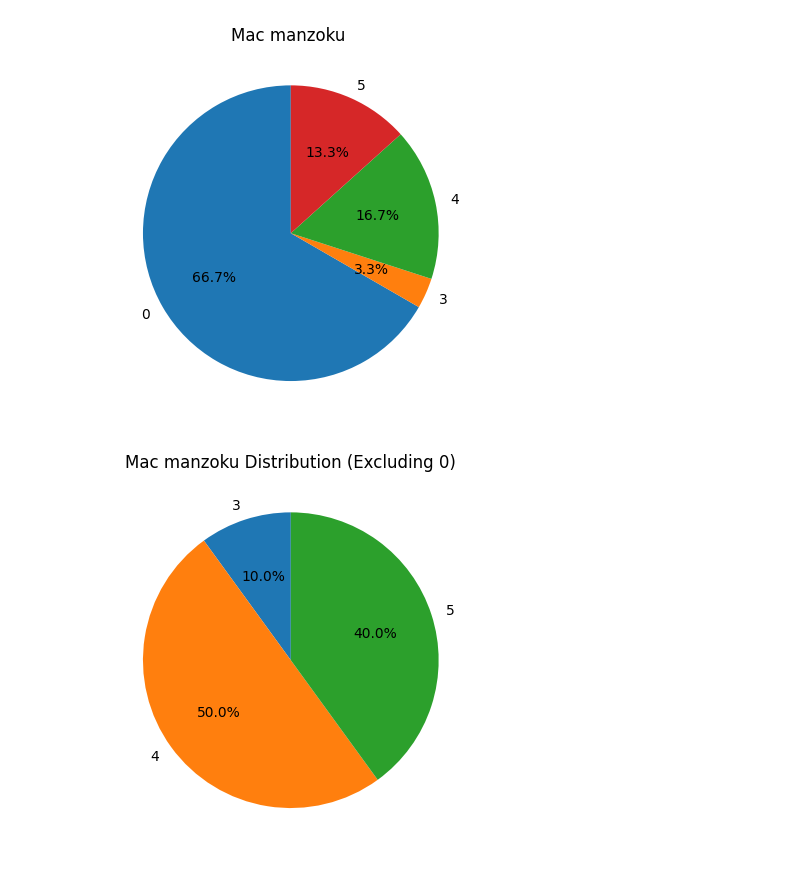
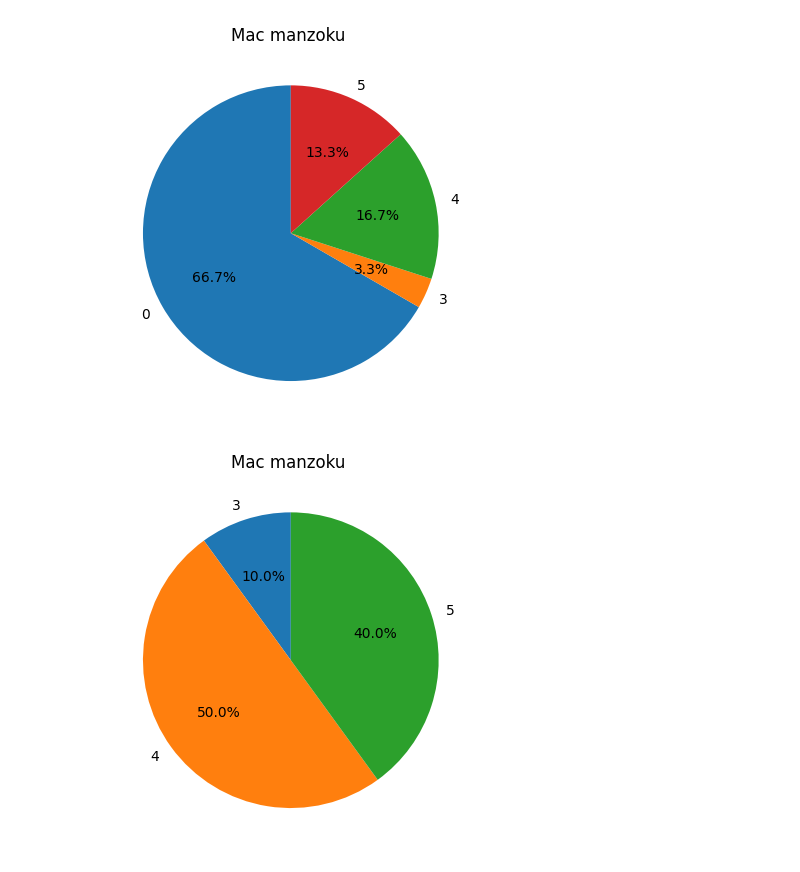
Before and after one commit to KotaroMinai/dsp-last, a Jupyter notebook: mackbook.ipynb, the cells around one changed output. Saved outputs shown, nothing was run; the diff lists cells and outputs as text; code cells hidden in the pictures.

```diff
--- a/mackbook.ipynb
+++ b/mackbook.ipynb
@@ -339,26 +339,27 @@ con.close()
 # %% [output]
 [figure]
 # %%
+# Macの満足度(欠損値除去後)
 import matplotlib.pyplot as plt
 
 # データベースに接続
 con = sqlite3.connect('pc_data.db')
 cur = con.cursor()
 
 # データベースからデータを取得 (0以外の値を取得)
 cur.execute("SELECT \"Mac manzoku\", COUNT(*) FROM pc WHERE \"Mac manzoku\" != 0 GROUP BY \"Mac manzoku\";")
 data = cur.fetchall()
 
 # データの処理
 labels, counts = zip(*data)
 
 # グラフの描画
 plt.pie(counts, labels=labels, autopct='%1.1f%%', startangle=90)
-plt.title('Mac manzoku Distribution (Excluding 0)')
+plt.title('Mac manzoku ')
 plt.show()
 
 # DBへの接続を閉じる
 con.close()
 # %% [output]
-[figure, old version]
+[figure, new version]
 # %%
```
Also changed, not shown: parts of 4 cells of this notebook.
